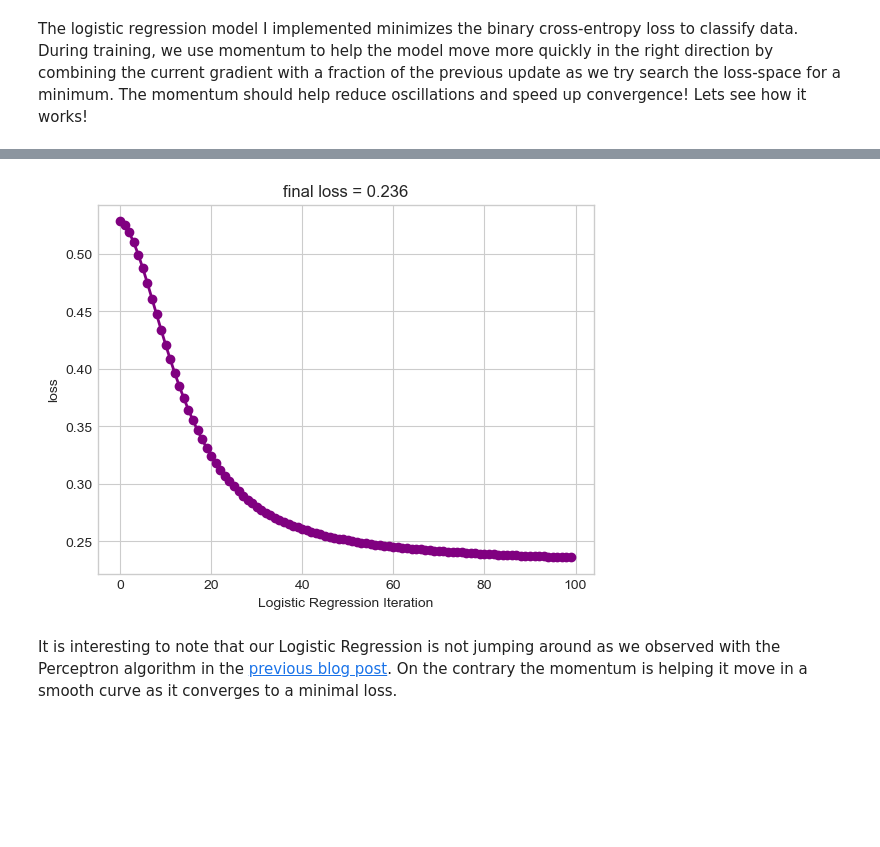
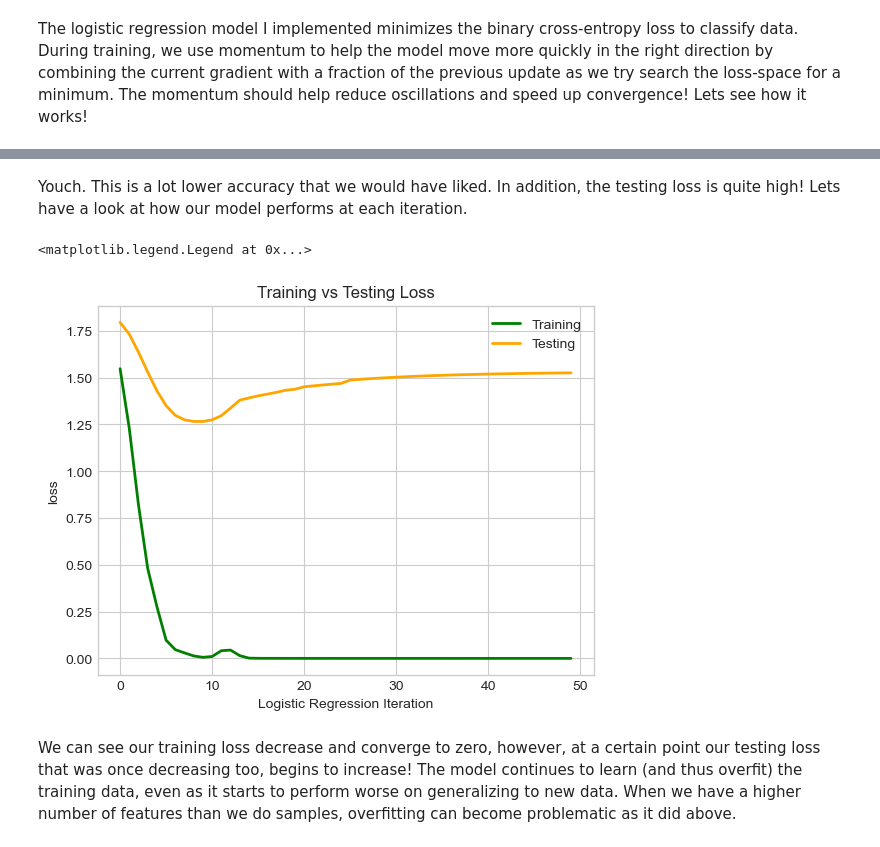
Before and after one commit to lawolff1702/lawolff1702.github.io, a Jupyter notebook: posts/Implementing Logistic Regression/index.ipynb, the cells around one changed output, grey strips where cells are left out. Saved outputs shown, nothing was run; the diff lists cells and outputs as text; code cells hidden in the pictures; blank space fills up the shorter version.

```diff
--- a/posts/Implementing Logistic Regression/index.ipynb
+++ b/posts/Implementing Logistic Regression/index.ipynb
@@ -31,6 +32,8 @@ import torch
 import numpy as np
 import matplotlib.pyplot as plt
 plt.style.use('seaborn-v0_8-whitegrid')
+
+# torch.manual_seed(67)
 
 def classification_data(n_points = 300, noise = 0.2, p_dims = 2):
 
@@ -51,6 +54,6 @@ def plot_lr_data(X, y, ax):
     ax.set(xlabel = r"$x_1$", ylabel = r"$x_2$")
 
 fig, ax = plt.subplots(1, 1, figsize = (4, 4))
-X, y = classification_data(noise = 0.5)
+X, y = classification_data(noise = 0.2, p_dims = 2)
 plot_lr_data(X, y, ax)
 # %% [output]
@@ -61,14 +106,13 @@ We just generated some 2d non-linearly separable data, now lets train our model
 LR = LogisticRegression()
 opt = GradientDescentOptimizer(LR)
 
-loss_vec = []
-max_iter = 100
+loss_vec_momentum = []
 
 for _ in range(max_iter):
     loss = LR.loss(X, y)
-    loss_vec.append(loss)
+    loss_vec_momentum.append(loss)
 
-    opt.step(X, y, alpha = 0.1, beta = 0.9)
+    opt.step(X, y, alpha=0.45, beta=0.9)
 
 loss
 # %% [output]
@@ -77,0 +135,3 @@ After 100 iterations we were able to get a pretty low loss. Lets see how the pro
+# %%
+X_train, y_train = classification_data(noise = 1.2, p_dims = 100, n_points = 50)
+X_test, y_test = classification_data(noise = 1.2, p_dims = 100, n_points = 50)
@@ -77,0 +146,15 @@ After 100 iterations we were able to get a pretty low loss. Lets see how the pro
+# %%
+LR = LogisticRegression()
+opt = GradientDescentOptimizer(LR)
+
+train_loss = []
+test_loss = []
+
+for _ in range(50):
+    train_loss.append(LR.loss(X_train, y_train))
+    test_loss.append(LR.loss(X_test, y_test))
+
+    opt.step(X_train, y_train, alpha=0.5, beta=0.9)
+
+train_acc = acc(LR, X_train, y_train)
+print(f"Training Accuracy: {train_acc * 100:.2f}% Training Loss: {LR.loss(X_train, y_train):.4f}")
@@ -78,8 +170,12 @@ After 100 iterations we were able to get a pretty low loss. Lets see how the pro
+# %% [markdown]
+Youch. This is a lot lower accuracy that we would have liked. In addition, the testing loss is quite high! Lets have a look at how our model performs at each iteration.
 # %%
-plt.plot(loss_vec, color = "purple", lw=2)
-plt.scatter(torch.arange(len(loss_vec)), loss_vec, color = "purple")
-labs = plt.gca().set(xlabel = "Logistic Regression Iteration", ylabel = "loss", title = f"final loss = {loss:.3f}")
+plt.plot(train_loss, color = "green", lw=2, label = "Training")
+plt.plot(test_loss, color = "orange", lw=2, label = "Testing")
+labs = plt.gca().set(xlabel = "Logistic Regression Iteration", ylabel = "loss", title = f"Training vs Testing Loss")
+plt.legend()
 # %% [output]
+<matplotlib.legend.Legend at 0x...>
-[figure, old version]
+[figure, new version]
-# %% [markdown]
-It is interesting to note that our Logistic Regression is not jumping around as we observed with the Perceptron algorithm in the [previous blog post](https://lawolff1702.github.io/posts/Implementing%20the%20Perceptron%20Algorithm/). On the contrary the momentum is helping it move in a smooth curve as it converges to a minimal loss.
+# %% [markdown]
+We can see our training loss decrease and converge to zero, however, at a certain point our testing loss that was once decreasing too, begins to increase! The model continues to learn (and thus overfit) the training data, even as it starts to perform worse on generalizing to new data. When we have a higher number of features than we do samples, overfitting can become problematic as it did above.
```
Also changed, not shown: parts of 41 cells of this notebook, 3 other files.
